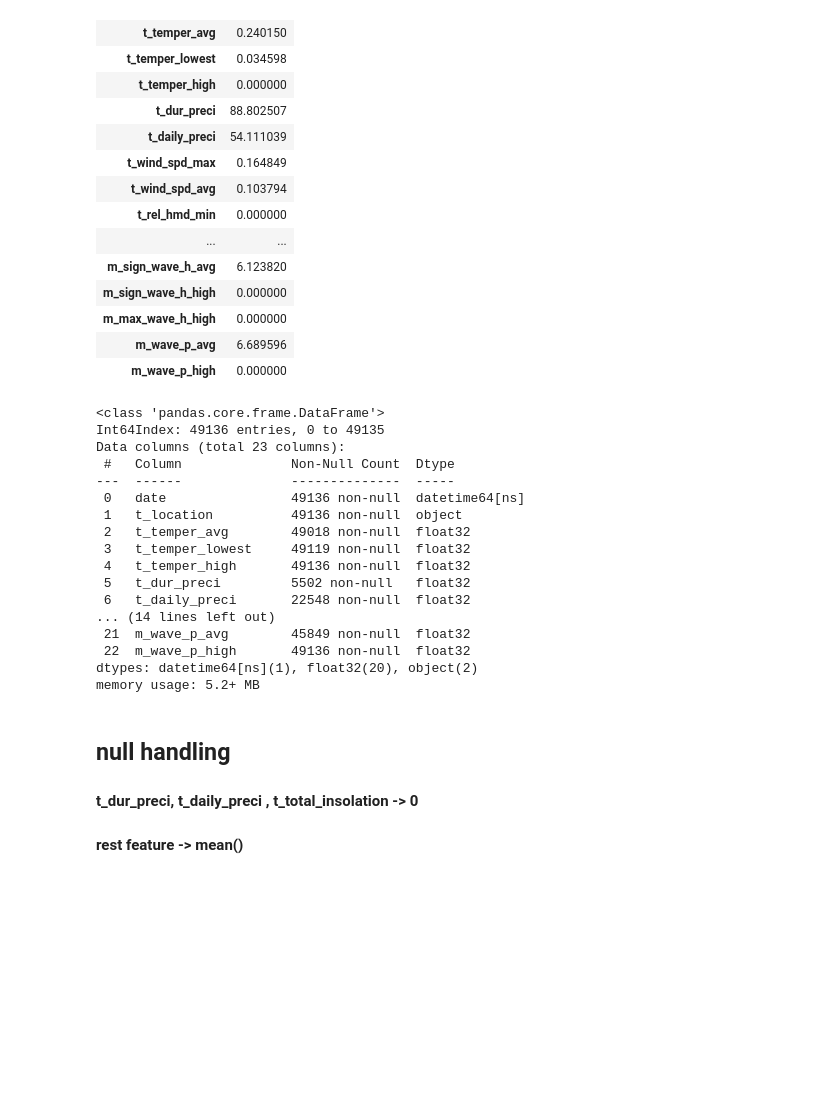
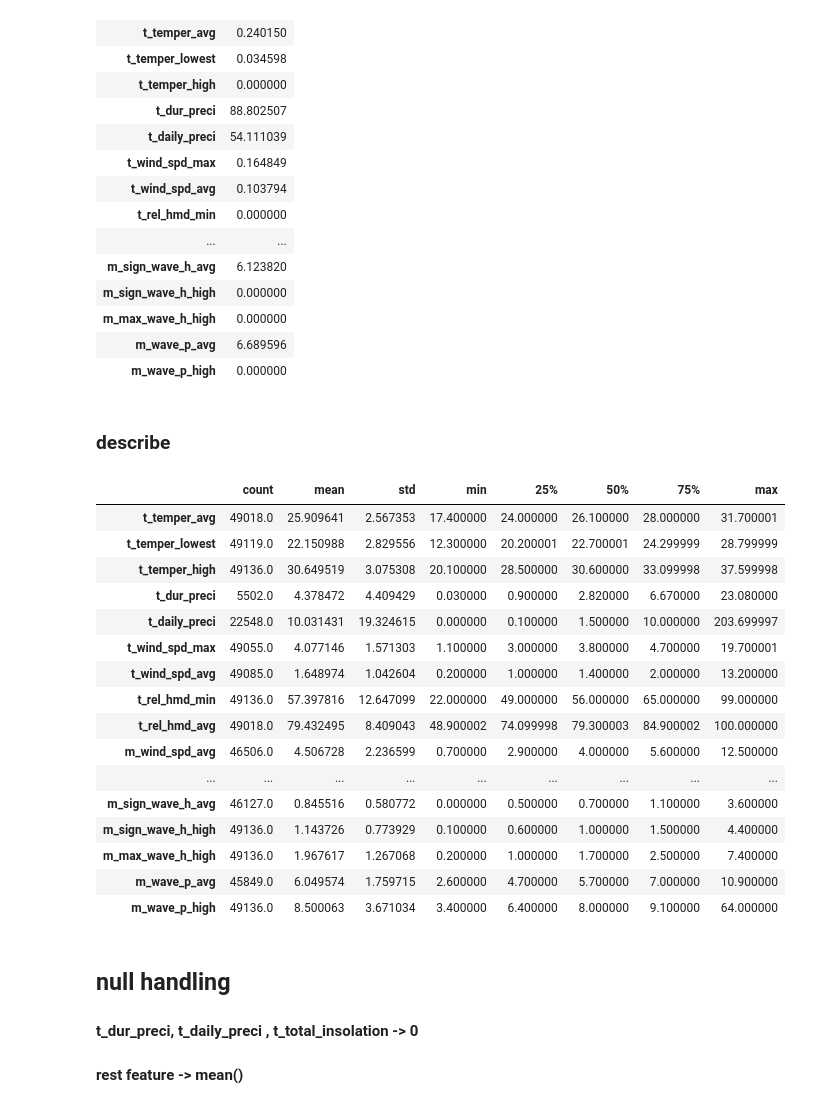
Before and after one commit to meowpunch/bobsim-research, a Jupyter notebook: src/main/python/analysis_open_data_weather.ipynb, the cells around one changed output. Drawn from its saved outputs; the diff is of its cells as text; code cells hidden in the pictures; blank space fills up the shorter version.

Commit message:
HANK: modify analysis_open_data_weather.ipynb , add describe after null handling

```diff
--- a/src/main/python/analysis_open_data_weather.ipynb
+++ b/src/main/python/analysis_open_data_weather.ipynb
@@ -74,26 +75,28 @@ mani_0_df.head(50)
 | m_max_wave_h_high | 0.000000 |
 | m_wave_p_avg | 6.689596 |
 | m_wave_p_high | 0.000000 |
-# %%
-origin_w_df.info()
-# %% [output]
-<class 'pandas.core.frame.DataFrame'>
-Int64Index: 49136 entries, 0 to 49135
-Data columns (total 23 columns):
- #   Column              Non-Null Count  Dtype
----  ------              --------------  -----
- 0   date                49136 non-null  datetime64[ns]
- 1   t_location          49136 non-null  object
- 2   t_temper_avg        49018 non-null  float32
- 3   t_temper_lowest     49119 non-null  float32
- 4   t_temper_high       49136 non-null  float32
- 5   t_dur_preci         5502 non-null   float32
- 6   t_daily_preci       22548 non-null  float32
-... (14 lines left out)
- 21  m_wave_p_avg        45849 non-null  float32
- 22  m_wave_p_high       49136 non-null  float32
-dtypes: datetime64[ns](1), float32(20), object(2)
-memory usage: 5.2+ MB
+# %% [markdown]
+### describe
+# %%
+origin_w_df.describe().T
+# %% [output]
+|  | count | mean | std | min | 25% | 50% | 75% | max |
+| t_temper_avg | 49018.0 | 25.909641 | 2.567353 | 17.400000 | 24.000000 | 26.100000 | 28.000000 | 31.700001 |
+| t_temper_lowest | 49119.0 | 22.150988 | 2.829556 | 12.300000 | 20.200001 | 22.700001 | 24.299999 | 28.799999 |
+| t_temper_high | 49136.0 | 30.649519 | 3.075308 | 20.100000 | 28.500000 | 30.600000 | 33.099998 | 37.599998 |
+| t_dur_preci | 5502.0 | 4.378472 | 4.409429 | 0.030000 | 0.900000 | 2.820000 | 6.670000 | 23.080000 |
+| t_daily_preci | 22548.0 | 10.031431 | 19.324615 | 0.000000 | 0.100000 | 1.500000 | 10.000000 | 203.699997 |
+| t_wind_spd_max | 49055.0 | 4.077146 | 1.571303 | 1.100000 | 3.000000 | 3.800000 | 4.700000 | 19.700001 |
+| t_wind_spd_avg | 49085.0 | 1.648974 | 1.042604 | 0.200000 | 1.000000 | 1.400000 | 2.000000 | 13.200000 |
+| t_rel_hmd_min | 49136.0 | 57.397816 | 12.647099 | 22.000000 | 49.000000 | 56.000000 | 65.000000 | 99.000000 |
+| t_rel_hmd_avg | 49018.0 | 79.432495 | 8.409043 | 48.900002 | 74.099998 | 79.300003 | 84.900002 | 100.000000 |
+| m_wind_spd_avg | 46506.0 | 4.506728 | 2.236599 | 0.700000 | 2.900000 | 4.000000 | 5.600000 | 12.500000 |
+| ... | ... | ... | ... | ... | ... | ... | ... | ... |
+| m_sign_wave_h_avg | 46127.0 | 0.845516 | 0.580772 | 0.000000 | 0.500000 | 0.700000 | 1.100000 | 3.600000 |
+| m_sign_wave_h_high | 49136.0 | 1.143726 | 0.773929 | 0.100000 | 0.600000 | 1.000000 | 1.500000 | 4.400000 |
+| m_max_wave_h_high | 49136.0 | 1.967617 | 1.267068 | 0.200000 | 1.000000 | 1.700000 | 2.500000 | 7.400000 |
+| m_wave_p_avg | 45849.0 | 6.049574 | 1.759715 | 2.600000 | 4.700000 | 5.700000 | 7.000000 | 10.900000 |
+| m_wave_p_high | 49136.0 | 8.500063 | 3.671034 | 3.400000 | 6.400000 | 8.000000 | 9.100000 | 64.000000 |
 # %% [markdown]
 ## null handling
 #### t_dur_preci, t_daily_preci , t_total_insolation -> 0
```
Also changed, not shown: parts of 4 cells of this notebook.
